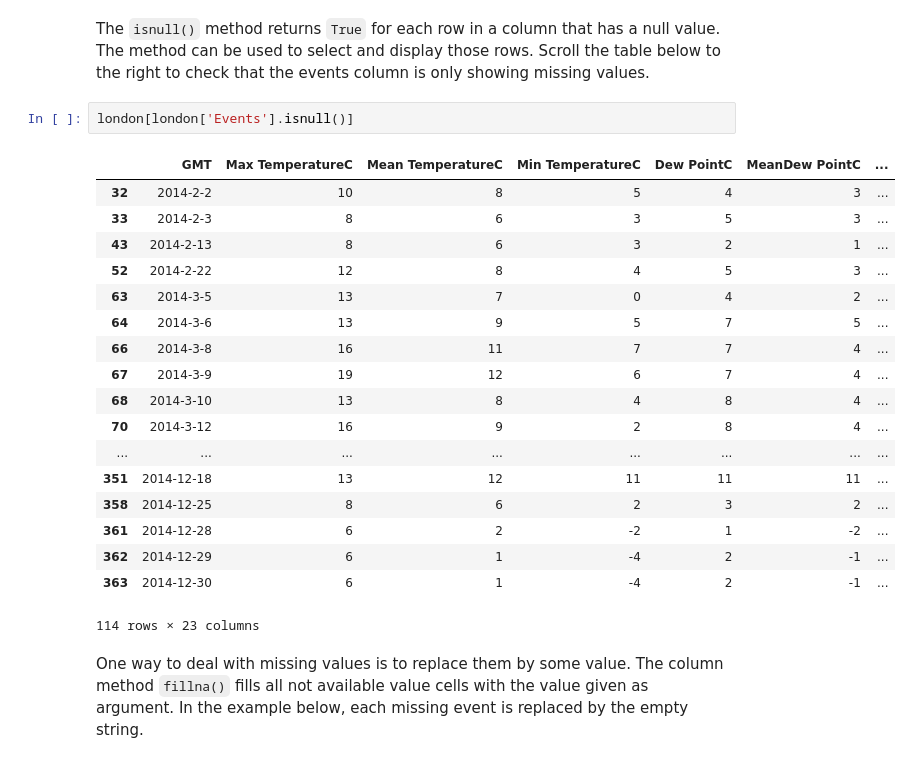
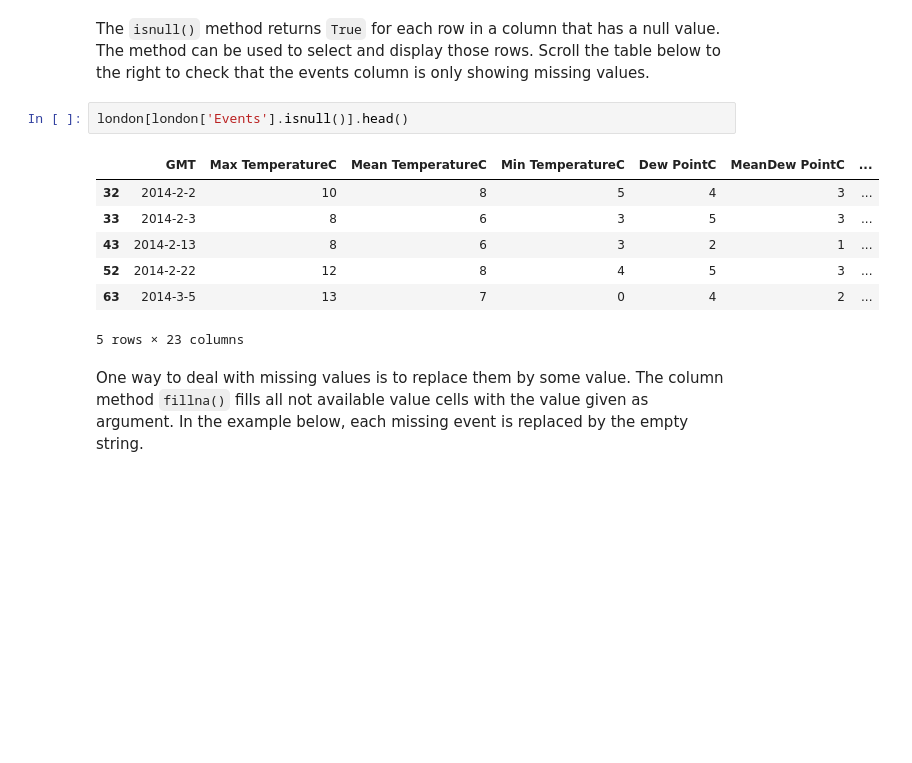
Before and after one commit to P7h/FutureLearn__Learn_to_Code_for_Data_Analysis, a Jupyter notebook: Week#2/Week_2_exercises.ipynb, the cells around one changed output. Drawn from its saved outputs; the diff is of its cells as text; blank space fills up the shorter version.

```diff
--- a/Week#2/Week_2_exercises.ipynb
+++ b/Week#2/Week_2_exercises.ipynb
@@ -411,26 +367,15 @@ Name: Events, dtype: object
 # %% [markdown]
 The `isnull()` method returns `True` for each row in a column that has a null value. The method can be used to select and display those rows. Scroll the table below to the right to check that the events column is only showing missing values.
 # %%
-london[london['Events'].isnull()]
+london[london['Events'].isnull()].head()
 # %% [output]
 |  | GMT | Max TemperatureC | Mean TemperatureC | Min TemperatureC | Dew PointC | MeanDew PointC | ... |
 | 32 | 2014-2-2 | 10 | 8 | 5 | 4 | 3 | ... |
 | 33 | 2014-2-3 | 8 | 6 | 3 | 5 | 3 | ... |
 | 43 | 2014-2-13 | 8 | 6 | 3 | 2 | 1 | ... |
 | 52 | 2014-2-22 | 12 | 8 | 4 | 5 | 3 | ... |
 | 63 | 2014-3-5 | 13 | 7 | 0 | 4 | 2 | ... |
-| 64 | 2014-3-6 | 13 | 9 | 5 | 7 | 5 | ... |
-| 66 | 2014-3-8 | 16 | 11 | 7 | 7 | 4 | ... |
-| 67 | 2014-3-9 | 19 | 12 | 6 | 7 | 4 | ... |
-| 68 | 2014-3-10 | 13 | 8 | 4 | 8 | 4 | ... |
-| 70 | 2014-3-12 | 16 | 9 | 2 | 8 | 4 | ... |
-| ... | ... | ... | ... | ... | ... | ... | ... |
-| 351 | 2014-12-18 | 13 | 12 | 11 | 11 | 11 | ... |
-| 358 | 2014-12-25 | 8 | 6 | 2 | 3 | 2 | ... |
-| 361 | 2014-12-28 | 6 | 2 | -2 | 1 | -2 | ... |
-| 362 | 2014-12-29 | 6 | 1 | -4 | 2 | -1 | ... |
-| 363 | 2014-12-30 | 6 | 1 | -4 | 2 | -1 | ... |
-114 rows × 23 columns
+5 rows × 23 columns
 # %% [markdown]
 One way to deal with missing values is to replace them by some value. The column method `fillna()` fills all not available value cells with the value given as argument. In the example below, each missing event is replaced by the empty string.
 # %%
```
Also changed, not shown: parts of 8 cells of this notebook, 2 other files.
